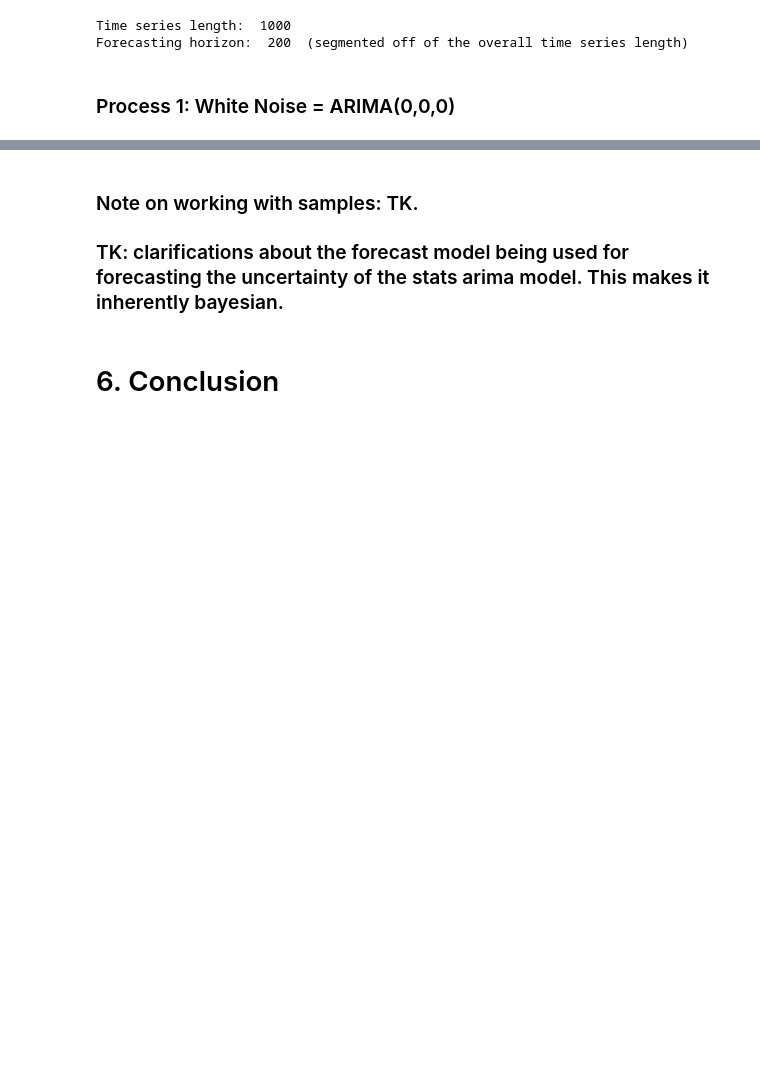
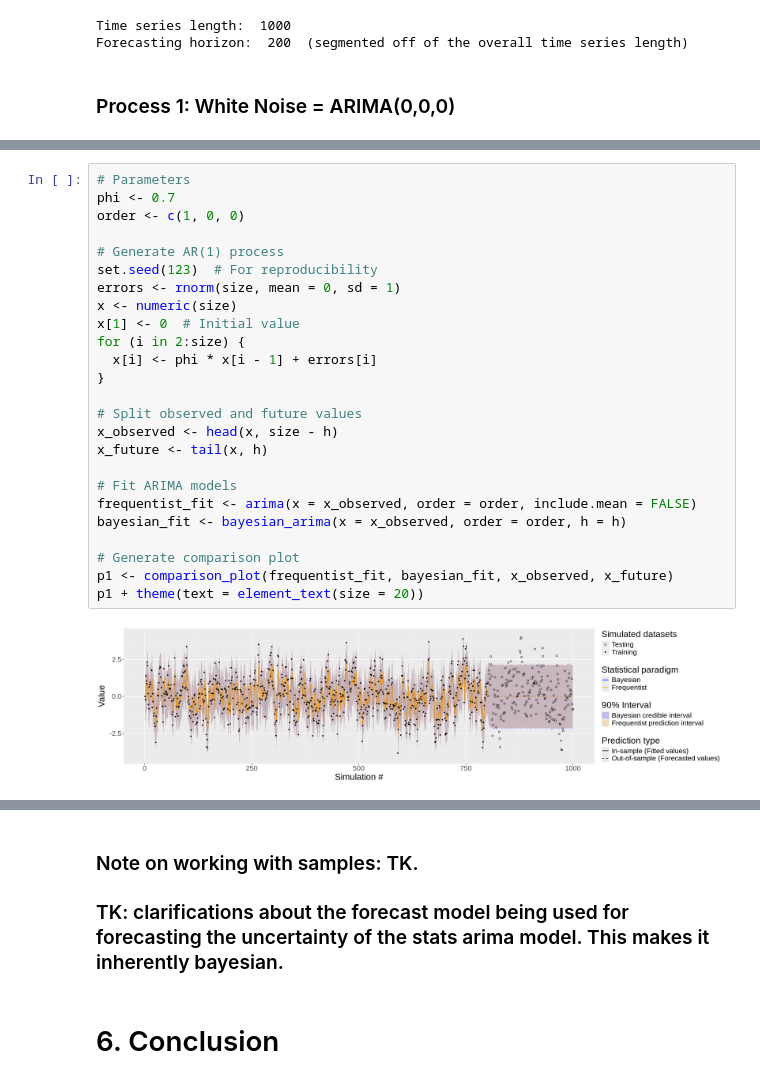
Before and after one commit to laurauguc/bayesian_time_series, a Jupyter notebook: Time_Series_with_Stan.ipynb, the cells around one changed output, grey strips where cells are left out. Cells and saved outputs as stored; diff of their text form; blank space fills up the shorter version.

```diff
--- a/Time_Series_with_Stan.ipynb
+++ b/Time_Series_with_Stan.ipynb
@@ -334,0 +338,27 @@ p1
+# %%
+# Parameters
+phi <- 0.7
+order <- c(1, 0, 0)
+
+# Generate AR(1) process
+set.seed(123)  # For reproducibility
+errors <- rnorm(size, mean = 0, sd = 1)
+x <- numeric(size)
+x[1] <- 0  # Initial value
+for (i in 2:size) {
+  x[i] <- phi * x[i - 1] + errors[i]
+}
+
+# Split observed and future values
+x_observed <- head(x, size - h)
+x_future <- tail(x, h)
+
+# Fit ARIMA models
+frequentist_fit <- arima(x = x_observed, order = order, include.mean = FALSE)
+bayesian_fit <- bayesian_arima(x = x_observed, order = order, h = h)
+
+# Generate comparison plot
+p1 <- comparison_plot(frequentist_fit, bayesian_fit, x_observed, x_future)
+p1 + theme(text = element_text(size = 20))
+# %% [output]
+[figure, added]
```
Also changed, not shown: parts of 7 cells of this notebook.
